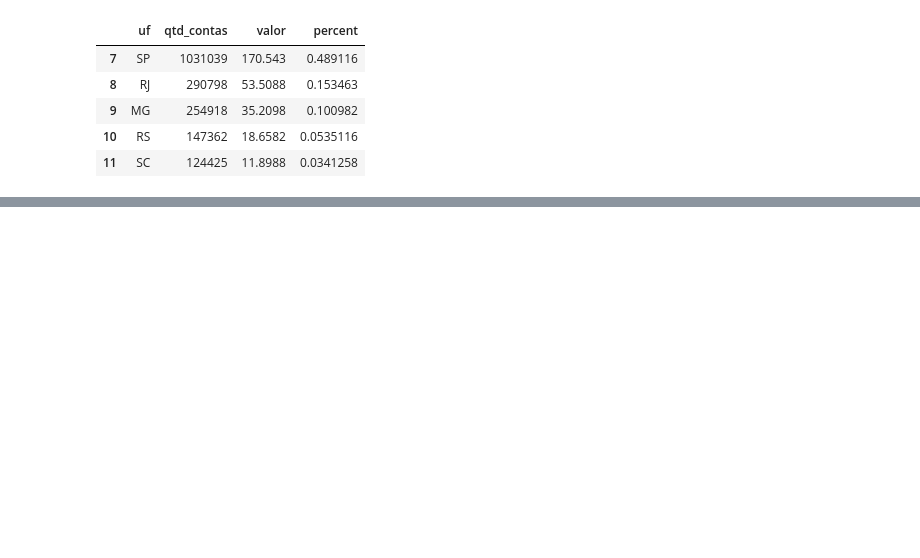
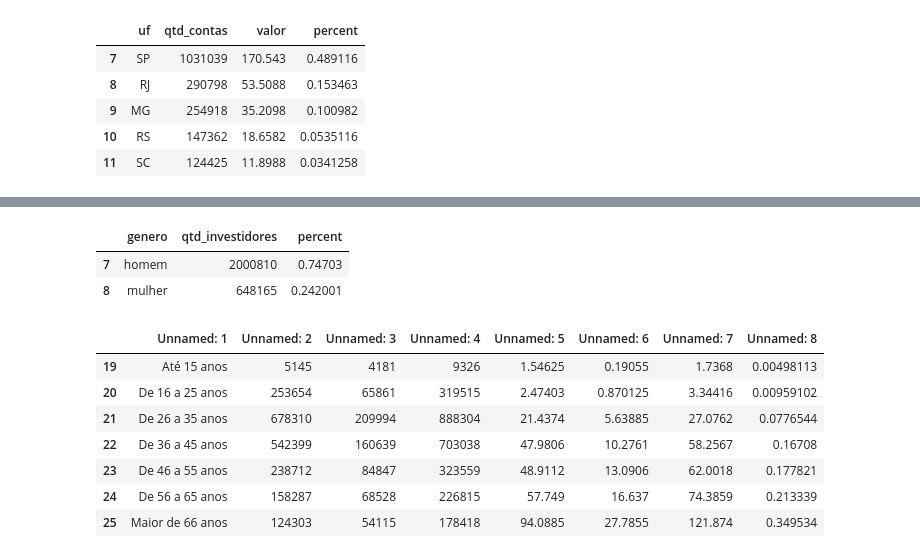
Before and after one commit to sielerod/hackathon_santander, a Jupyter notebook: exploracaoInvestIndividual.ipynb, the cells around one changed output, grey strips where cells are left out. Drawn from its saved outputs; the diff is of its cells as text; code cells hidden in the pictures; blank space fills up the shorter version.

```diff
--- a/exploracaoInvestIndividual.ipynb
+++ b/exploracaoInvestIndividual.ipynb
@@ -195,4 +291,25 @@ fig.show('svg')
 
 #imagem dinâmica
 #fig.show('svg')
+# %%
+perfil_genero_total = perfil_investidor_raw.loc[7:8,'Unnamed: 1':'Unnamed: 3']
+perfil_genero_total.columns = ['genero','qtd_investidores','percent']
+perfil_genero_total.at[7,'genero'] = 'homem'
+perfil_genero_total.at[8,'genero'] ='mulher'
+perfil_genero_total
+# %% [output]
+|  | genero | qtd_investidores | percent |
+| 7 | homem | 2000810 | 0.74703 |
+| 8 | mulher | 648165 | 0.242001 |
+# %%
+perfil_temp
+# %% [output]
+|  | Unnamed: 1 | Unnamed: 2 | Unnamed: 3 | Unnamed: 4 | Unnamed: 5 | Unnamed: 6 | Unnamed: 7 | Unnamed: 8 |
+| 19 | Até 15 anos | 5145 | 4181 | 9326 | 1.54625 | 0.19055 | 1.7368 | 0.00498113 |
+| 20 | De 16 a 25 anos | 253654 | 65861 | 319515 | 2.47403 | 0.870125 | 3.34416 | 0.00959102 |
+| 21 | De 26 a 35 anos | 678310 | 209994 | 888304 | 21.4374 | 5.63885 | 27.0762 | 0.0776544 |
+| 22 | De 36 a 45 anos | 542399 | 160639 | 703038 | 47.9806 | 10.2761 | 58.2567 | 0.16708 |
+| 23 | De 46 a 55 anos | 238712 | 84847 | 323559 | 48.9112 | 13.0906 | 62.0018 | 0.177821 |
+| 24 | De 56 a 65 anos | 158287 | 68528 | 226815 | 57.749 | 16.637 | 74.3859 | 0.213339 |
+| 25 | Maior de 66 anos | 124303 | 54115 | 178418 | 94.0885 | 27.7855 | 121.874 | 0.349534 |
 # %%
```
Also changed, not shown: parts of 14 cells of this notebook.
